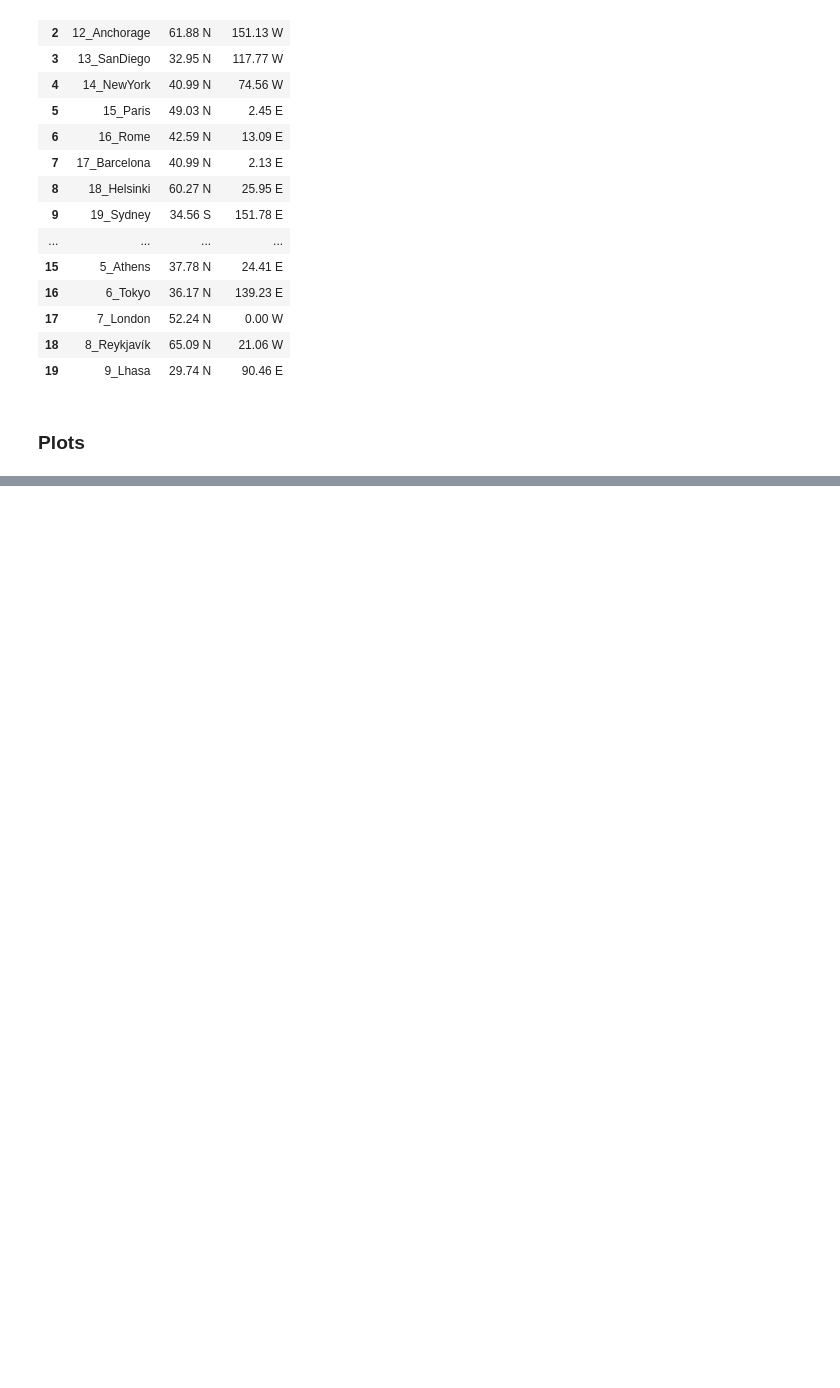
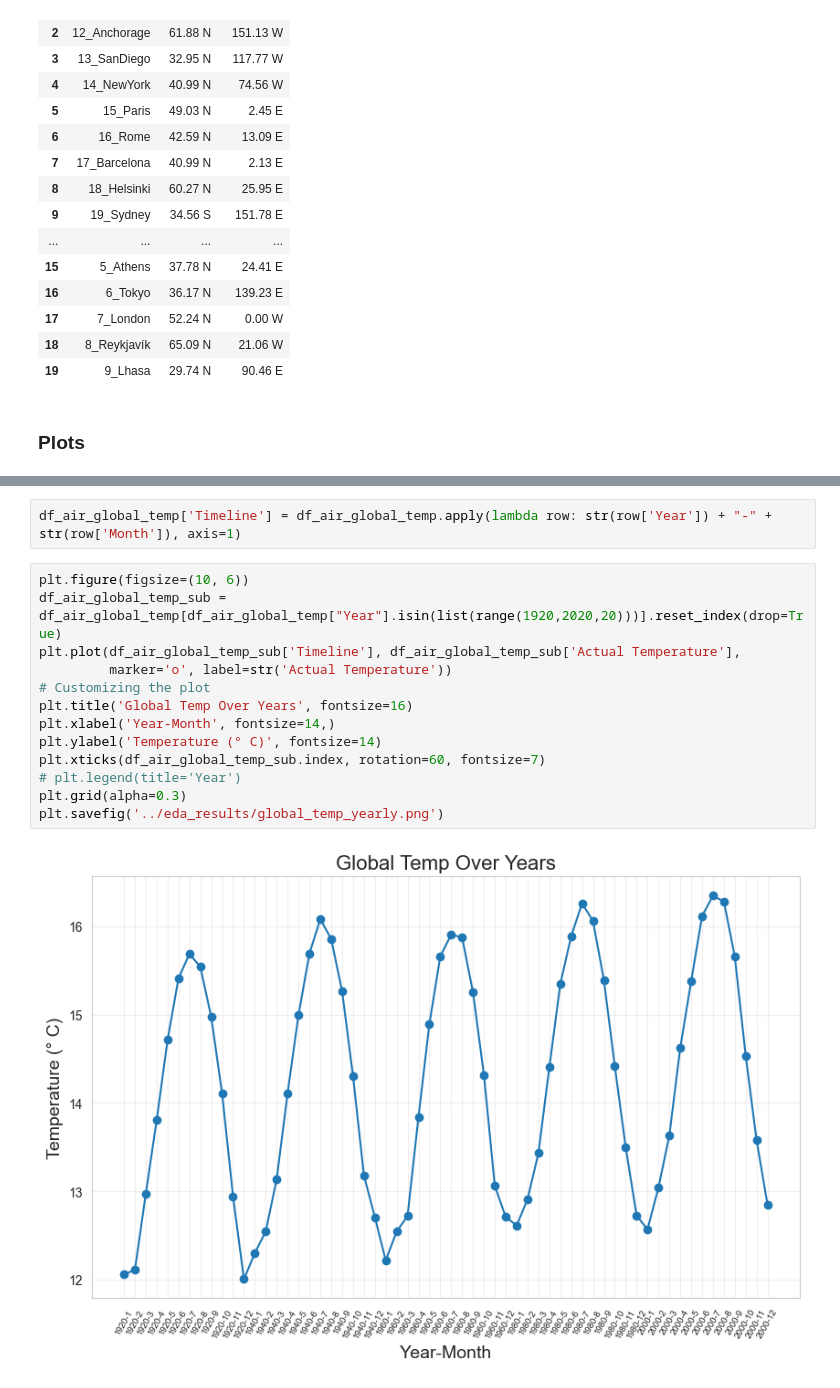
Before and after one commit to Rishabh-Thapliyal/Forecasting-Global-Climate-Change-Patterns-and-Analyzing-Impact, a Jupyter notebook: src/eda/eda_1.ipynb, the cells around one changed output, grey strips where cells are left out. Drawn from its saved outputs; the diff is of its cells as text; blank space fills up the shorter version.

```diff
--- a/src/eda/eda_1.ipynb
+++ b/src/eda/eda_1.ipynb
@@ -152,0 +171,17 @@ plt.grid(alpha=0.3)
+# %%
+df_air_global_temp['Timeline'] = df_air_global_temp.apply(lambda row: str(row['Year']) + "-" + str(row['Month']), axis=1)
+# %%
+plt.figure(figsize=(10, 6))
+df_air_global_temp_sub = df_air_global_temp[df_air_global_temp["Year"].isin(list(range(1920,2020,20)))].reset_index(drop=True)
+plt.plot(df_air_global_temp_sub['Timeline'], df_air_global_temp_sub['Actual Temperature'],
+         marker='o', label=str('Actual Temperature'))
+# Customizing the plot
+plt.title('Global Temp Over Years', fontsize=16)
+plt.xlabel('Year-Month', fontsize=14,)
+plt.ylabel('Temperature (° C)', fontsize=14)
+plt.xticks(df_air_global_temp_sub.index, rotation=60, fontsize=7)
+# plt.legend(title='Year')
+plt.grid(alpha=0.3)
+plt.savefig('../eda_results/global_temp_yearly.png')
+# %% [output]
+[figure, added]
```
Also changed, not shown: parts of 32 cells of this notebook, 37 other files.
